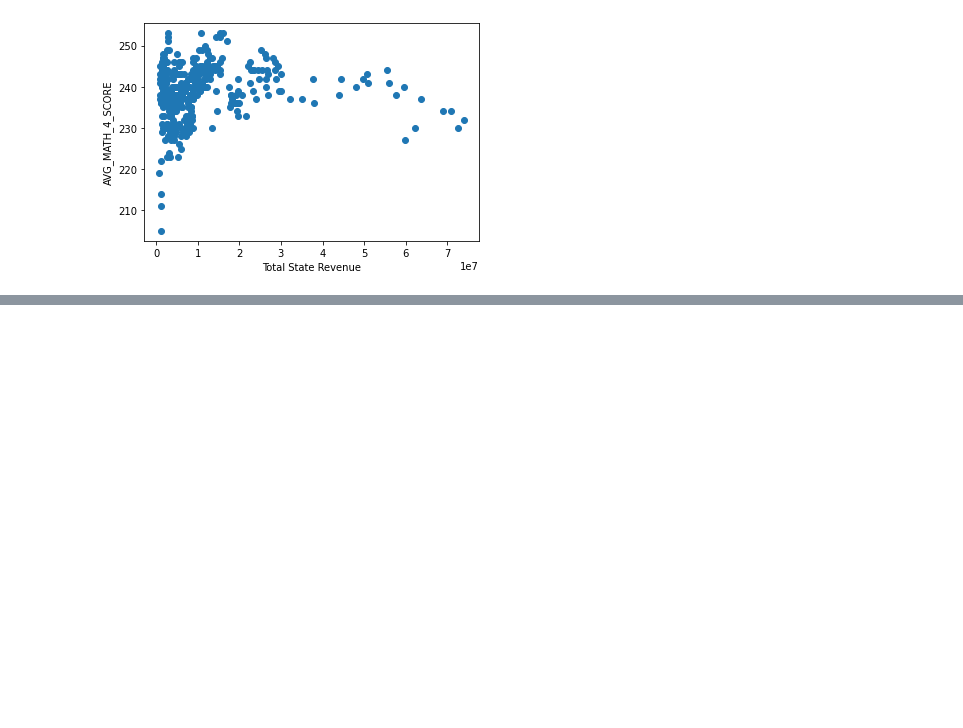
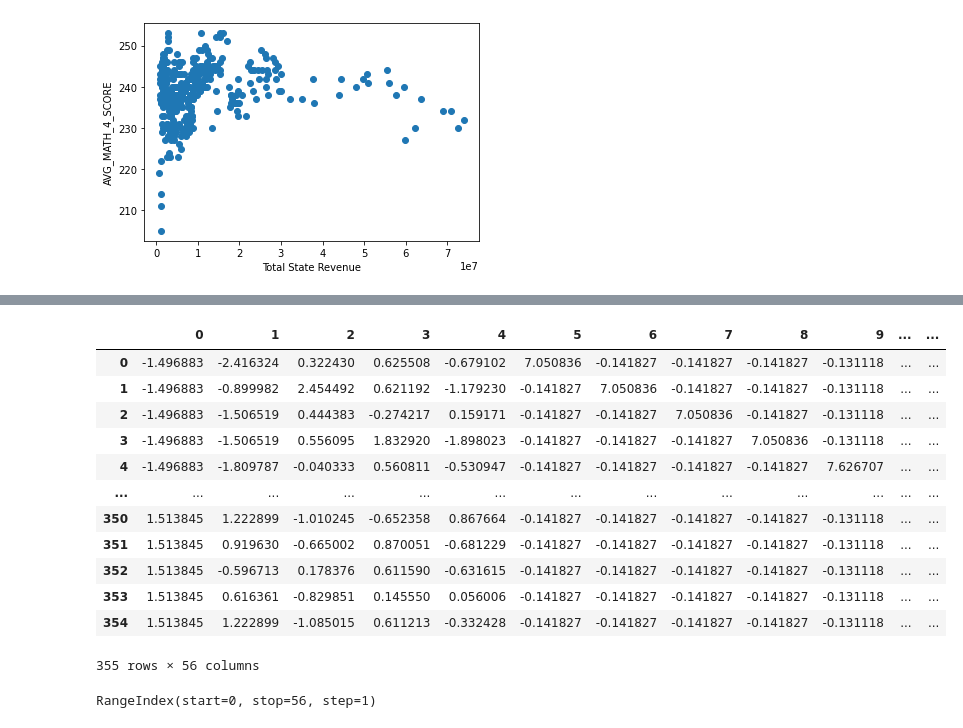
Before and after one commit to alecabrera27/US_Educational_Funding, a Jupyter notebook: Exploratory_analysis.ipynb, the cells around one changed output, grey strips where cells are left out. Saved outputs shown, nothing was run; the diff lists cells and outputs as text; code cells hidden in the pictures; blank space fills up the shorter version.

```diff
--- a/Exploratory_analysis.ipynb
+++ b/Exploratory_analysis.ipynb
@@ -161,0 +140,4 @@ plt.show()
+# %%
+#Creating DataFrame with necessary information
+df3 = df1[['STATE', 'YEAR', 'AVG_MATH_4_SCORE']]
+df3.head()
@@ -161,0 +151,11 @@ plt.show()
+# %%
+#Adding funding percentages to dataframe
+
+federal_percent = df2['FEDERAL_REVENUE']/df2['TOTAL_REVENUE']
+state_percent = df2['STATE_REVENUE']/df2['TOTAL_REVENUE']
+local_percent = df2['LOCAL_REVENUE']/df2['TOTAL_REVENUE']
+
+df3['Federal Funding Percent'] = federal_percent
+df3['State Funding Percent'] = state_percent
+df3['Local Funding Percent'] = local_percent
+df3.head()
@@ -161,0 +184,4 @@ plt.show()
+# %%
+#Splitting STATES column into integers
+df3 = pd.get_dummies(df3, columns=["STATE"])
+df3.head()
@@ -161,0 +196,4 @@ plt.show()
+# %%
+#scaling math scores and YEAR columns
+scaler = StandardScaler()
+scaled_data = scaler.fit_transform(df3)
@@ -161,0 +220,21 @@ plt.show()
+# %%
+funding_df = pd.DataFrame(scaled_data)
+funding_df
+# %% [output]
+|  | 0 | 1 | 2 | 3 | 4 | 5 | 6 | 7 | 8 | 9 | ... | ... |
+| 0 | -1.496883 | -2.416324 | 0.322430 | 0.625508 | -0.679102 | 7.050836 | -0.141827 | -0.141827 | -0.141827 | -0.131118 | ... | ... |
+| 1 | -1.496883 | -0.899982 | 2.454492 | 0.621192 | -1.179230 | -0.141827 | 7.050836 | -0.141827 | -0.141827 | -0.131118 | ... | ... |
+| 2 | -1.496883 | -1.506519 | 0.444383 | -0.274217 | 0.159171 | -0.141827 | -0.141827 | 7.050836 | -0.141827 | -0.131118 | ... | ... |
+| 3 | -1.496883 | -1.506519 | 0.556095 | 1.832920 | -1.898023 | -0.141827 | -0.141827 | -0.141827 | 7.050836 | -0.131118 | ... | ... |
+| 4 | -1.496883 | -1.809787 | -0.040333 | 0.560811 | -0.530947 | -0.141827 | -0.141827 | -0.141827 | -0.141827 | 7.626707 | ... | ... |
+| ... | ... | ... | ... | ... | ... | ... | ... | ... | ... | ... | ... | ... |
+| 350 | 1.513845 | 1.222899 | -1.010245 | -0.652358 | 0.867664 | -0.141827 | -0.141827 | -0.141827 | -0.141827 | -0.131118 | ... | ... |
+| 351 | 1.513845 | 0.919630 | -0.665002 | 0.870051 | -0.681229 | -0.141827 | -0.141827 | -0.141827 | -0.141827 | -0.131118 | ... | ... |
+| 352 | 1.513845 | -0.596713 | 0.178376 | 0.611590 | -0.631615 | -0.141827 | -0.141827 | -0.141827 | -0.141827 | -0.131118 | ... | ... |
+| 353 | 1.513845 | 0.616361 | -0.829851 | 0.145550 | 0.056006 | -0.141827 | -0.141827 | -0.141827 | -0.141827 | -0.131118 | ... | ... |
+| 354 | 1.513845 | 1.222899 | -1.085015 | 0.611213 | -0.332428 | -0.141827 | -0.141827 | -0.141827 | -0.141827 | -0.131118 | ... | ... |
+355 rows × 56 columns
+# %%
+funding_df.columns
+# %% [output]
+RangeIndex(start=0, stop=56, step=1)
```
Also changed, not shown: parts of 22 cells of this notebook, 1 other file.
